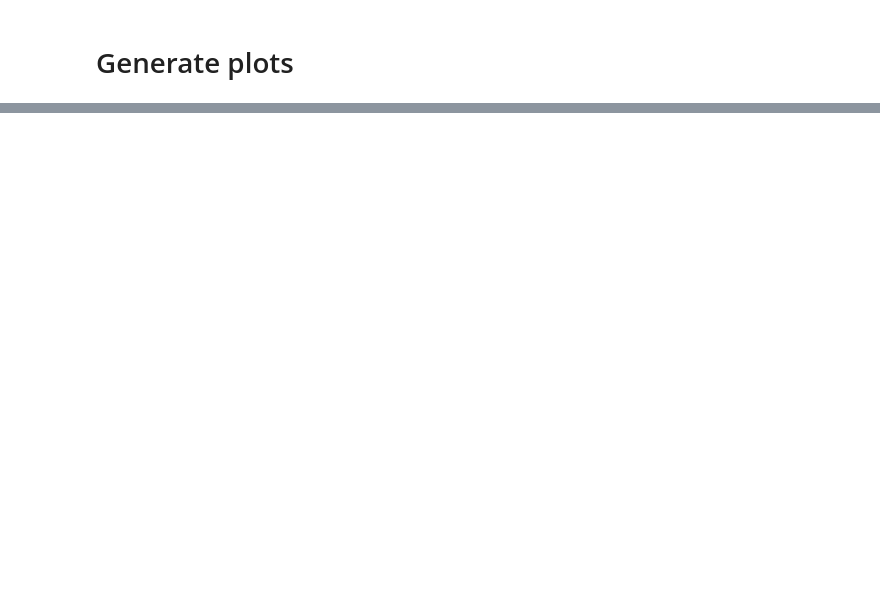
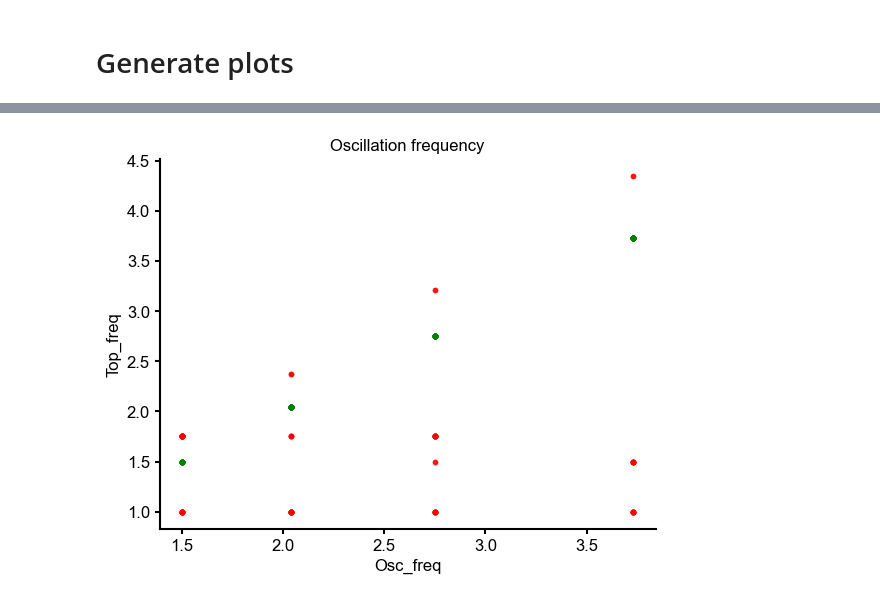
Before and after one commit to mackelab/sequence-memory, a Jupyter notebook: rnn_model/generate_figures/ISI_analysis-Parallel.ipynb, the cells around one changed output, grey strips where cells are left out. Drawn from its saved outputs; the diff is of its cells as text; code cells hidden in the pictures; blank space fills up the shorter version.

```diff
--- a/rnn_model/generate_figures/ISI_analysis-Parallel.ipynb
+++ b/rnn_model/generate_figures/ISI_analysis-Parallel.ipynb
@@ -27,7 +27,7 @@ import pickle
 # Experiment settings
 # %%
 base_dir = ""
-task_dir = "datasweep_retrain25.pkl"
+task_dir = "datasweep_ISI5.pkl"
 #task_dir = "datasweep_c.pkl"
 #task_dir = "datasweep_main.pkl"
 
@@ -58,7 +58,7 @@ Sum_obj = Summary()
 # Run or load summary over many models
 # %%
 %%time
-calc_vex=True
+calc_vex=False
 model_dir = os.path.join(base_dir, "..", "models/sweep_main")
 data_dir = "../data/"+str(task_dir)
 data_list, summary_settings = Sum_obj.run_summary(summary_settings, model_dir, data_dir,n_jobs=5, calc_vex=calc_vex)
@@ -101,20 +104,22 @@ plt.title("Accuracy");
 # %%
 # Plot oscillation frequency for all trained models
 
 fr_l = summary_settings["freqs_l"]
 plt_indices = []
 for i in acc_indices:
     osc_freq = fr_l[np.argmax(np.mean(data_list[i]["post_spectrum"],axis=1))]
-
-    if np.isclose(data_list[i]["loss_f"], osc_freq, atol=.3):
+    osc_freq= data_list[i]["vex_f"]
+    if np.isclose(data_list[i]["loss_f"], osc_freq, atol=.2):
         plt.scatter(data_list[i]["loss_f"],osc_freq, color = 'green', alpha = 0.5)
         plt_indices.append(i)
 
     else:
         plt.scatter(data_list[i]["loss_f"], osc_freq, color = 'red', alpha = 0.5)
 plt.xlabel("Osc_freq")
 plt.ylabel("Top_freq")
 plt.title("Oscillation frequency");
+# %% [output]
+[figure, added]
 # %%
 # Plot Kappa per frequency, upper versus lower percentile d'
 
```
Also changed, not shown: parts of 9 cells of this notebook, 2 other files.
